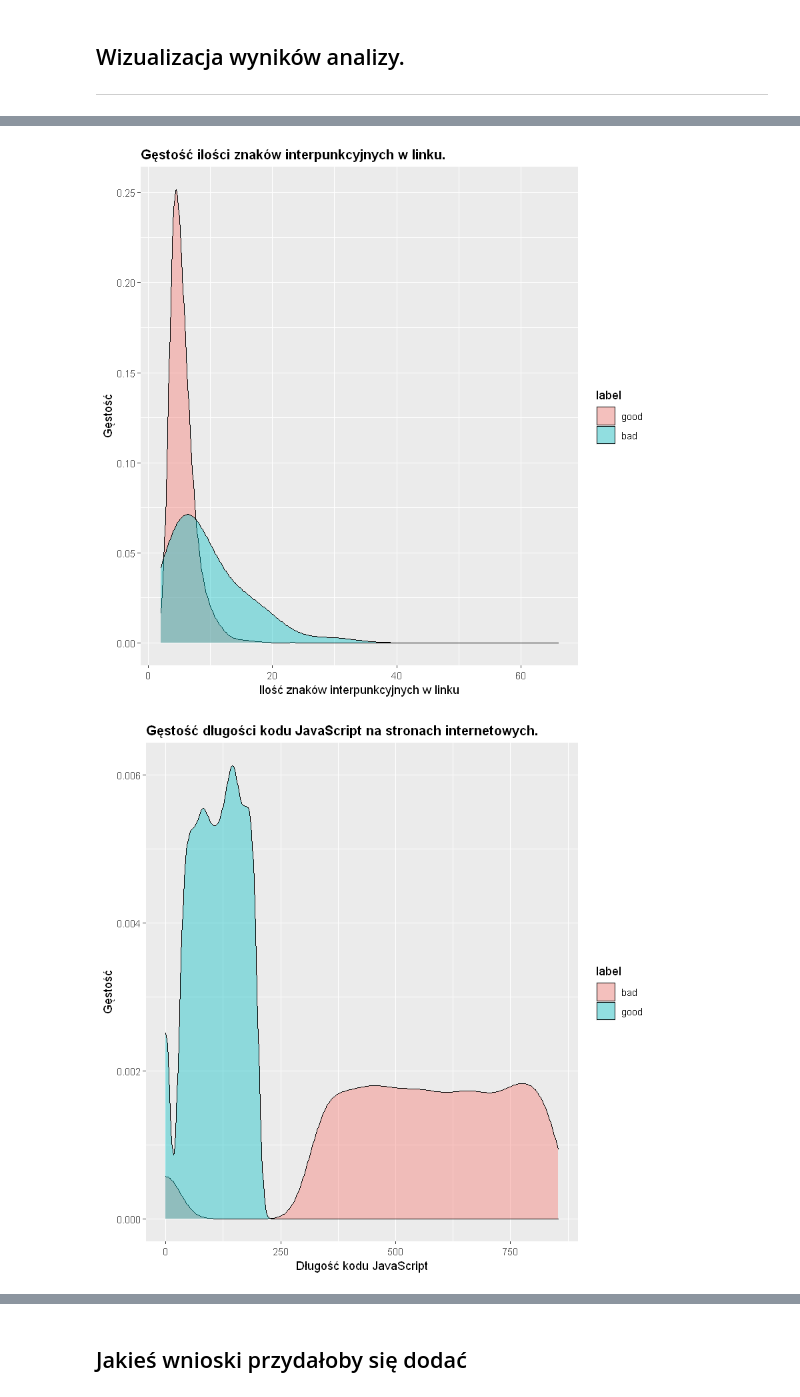
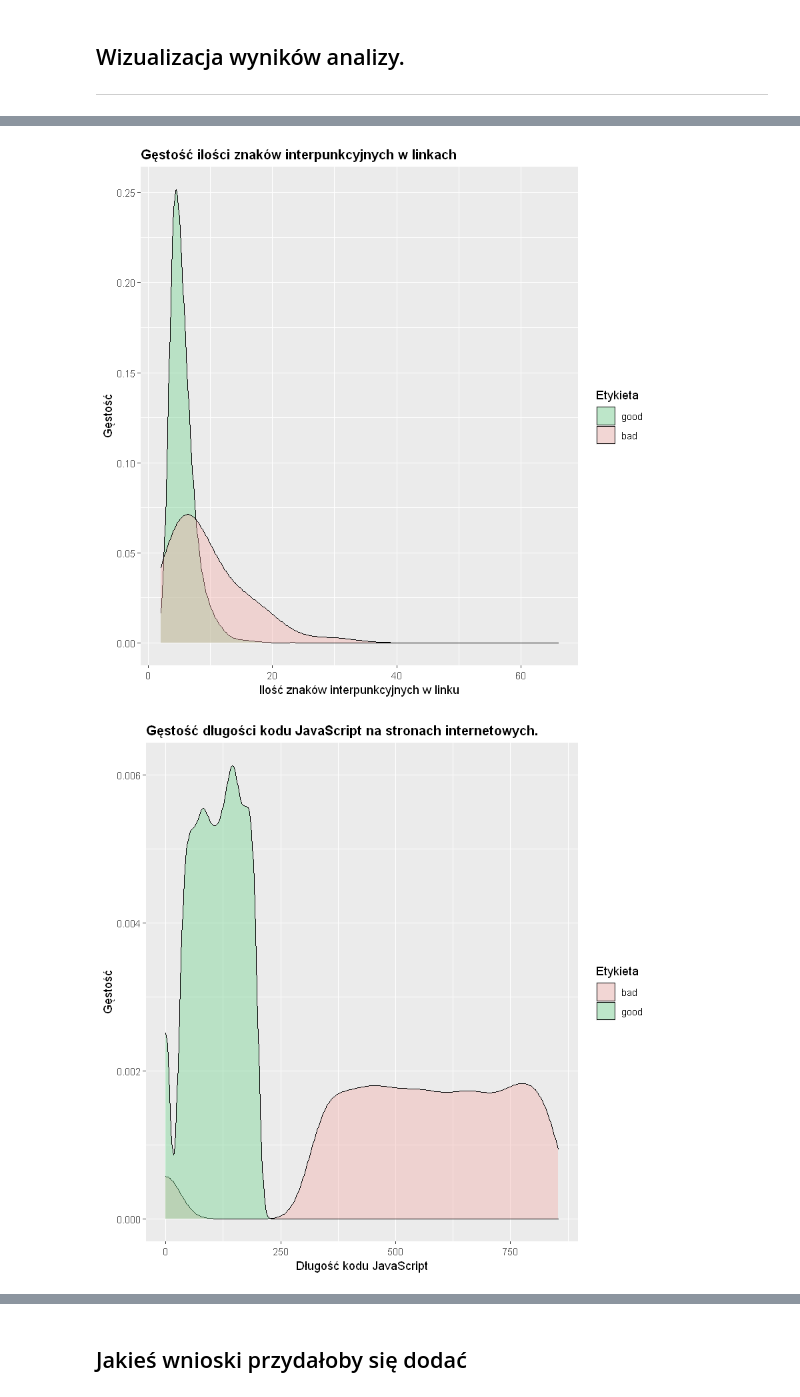
Before and after one commit to FrightenedFox/r-lab-project, a Jupyter notebook: data-visualization.ipynb, the cells around one changed output, grey strips where cells are left out. Drawn from its saved outputs; the diff is of its cells as text; code cells hidden in the pictures.

Commit message:
Good plots in all visualizations + improved images

```diff
--- a/data-visualization.ipynb
+++ b/data-visualization.ipynb
@@ -307,9 +311,14 @@ Second DataFrame dimensions (dfdm):
 
 ---
 # %%
+fdfm[fdfm$label == "bad", "color"] <- '#6dd38c'
+fdfm[fdfm$label == "good", "color"] <- '#f3aca7'
+
+fdfp[fdfp$label == "bad", "color"] <- '#6dd38c'
+fdfp[fdfp$label == "good", "color"] <- '#f3aca7'
+
 data_distribution_df <- data.frame(counts = c(sum(fdfp$label == "good"), sum(fdfp$label == "bad")),
                                    labels = c("good", "bad"))
-#png("graph_1.png",bg="transparent")
 ggplot(data_distribution_df, aes(x = "", y = counts, fill = labels)) +
   geom_bar(stat = "identity", width = 1, color = "white") +
   coord_polar("y", start = 0) +
@@ -318,6 +327,18 @@ ggplot(data_distribution_df, aes(x = "", y = counts, fill = labels)) +
                                   face = 'bold',
                                   colour = 'black',
                                   size = 12)) +
-  labs(color = "Etykieta")
-#dev.off()
+  labs(fill = "Etykieta", color = "Etykieta")
+
+# ggsave(
+#   "images/plot_1.png",
+#   plot = last_plot(),
+#   device = "png",
+#   path = NULL,
+#   scale = 1.2,
+#   #  width = 300,
+#   #  height = 300,
+#   #  units = "mm",
+#   dpi = 400,
+#   bg = "transparent"
+# )
 # %% [output]
@@ -415,27 +490,35 @@ ggplot(data = fdfp[fdfp$url_l < 200, ], aes(x = symb_url, group = label, fill =
   geom_density(adjust = 5, alpha = .4) +
   ylab("Gęstość") +
   xlab("Ilość znaków interpunkcyjnych w linku") +
-  ggtitle("Gęstość ilości znaków interpunkcyjnych w linku.") +
+  ggtitle("Gęstość ilości znaków interpunkcyjnych w linkach") +
   theme(plot.title = element_text(family = "",
                                   face = 'bold',
                                   colour = 'black',
-                                  size = 12)) +
-  labs(color = "Etykieta")
+                                  size = 12)
+#         panel.background = element_rect(fill = "#f0bc5e", colour = "black"),
+#         rect = element_rect(fill = "#d8d7c4")
+  ) +
+  scale_fill_manual(values = c("#6dd38c", "#f3aca7")) +
+  labs(fill = "Etykieta", color = "Etykieta")
 # %% [output]
-[figure, old version]
+[figure, new version]
 # %%
 ggplot(data = fdfm, aes(x = js_len, group = label, fill = label)) +
-geom_density(adjust = 1, alpha = .4) +
-ylab("Gęstość") +
-xlab("Długość kodu JavaScript") +
-ggtitle("Gęstość długości kodu JavaScript na stronach internetowych.") +
-theme(plot.title = element_text(family = "",
-face = 'bold',
-colour = 'black',
-size = 12)) +
-labs(color = "Etykieta")
+  geom_density(adjust = 1, alpha = .4) +
+  ylab("Gęstość") +
+  xlab("Długość kodu JavaScript") +
+  ggtitle("Gęstość długości kodu JavaScript na stronach internetowych.") +
+  theme(plot.title = element_text(family = "",
+                                  face = 'bold',
+                                  colour = 'black',
+                                  size = 12)
+#         panel.background = element_rect(fill = "#f0bc5e", colour = "black"),
+#         rect = element_rect(fill = "#d8d7c4")
+  ) +
+  scale_fill_manual(values = c("#f3aca7", "#6dd38c")) +
+  labs(fill = "Etykieta", color = "Etykieta")
 # %% [output]
-[figure, old version]
+[figure, new version]
 # %%
 ggplot(data = fdfm, aes(x = js_len, y = js_obf_len, color = label) ) +
   geom_point() +
```
Also changed, not shown: parts of 11 cells of this notebook, 6 other files.
